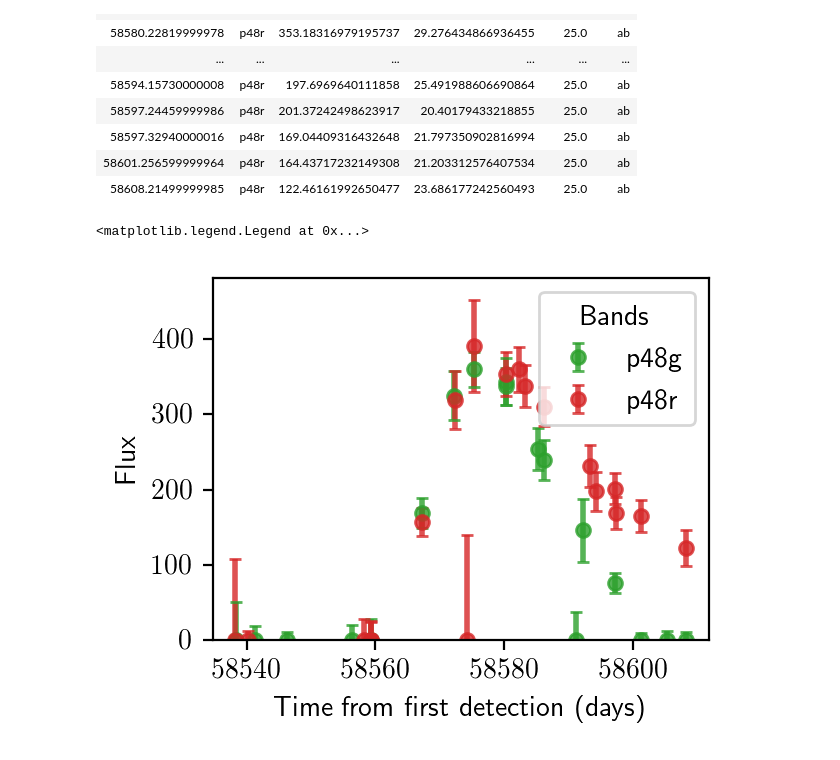
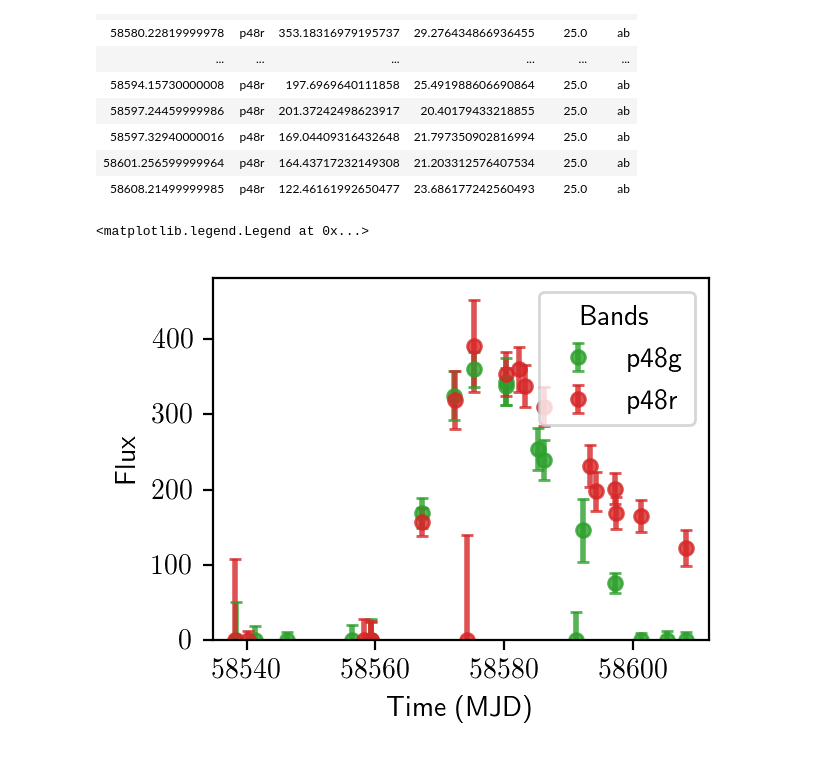
Before and after one commit to nmiranda/ztf-rapid, a Jupyter notebook: notebooks/explore.ipynb, the cells around one changed output. Cells and saved outputs as stored; diff of their text form; code cells hidden in the pictures.

```diff
--- a/notebooks/explore.ipynb
+++ b/notebooks/explore.ipynb
@@ -65,27 +65,27 @@ Table length=19
 # %%
 fig = plt.figure(figsize=(3.2, 2.4), dpi=200)
 
 for pbidx, pb in enumerate(ztf_rapid.BANDS.keys()):
     if pb not in set(this_lc['band']):
         continue
     pbmask = this_lc['band'] == pb
     plt.errorbar(
         this_lc[pbmask]['mjd'],
         this_lc[pbmask]['flux'],
         yerr=this_lc[pbmask]['fluxerr'],
         fmt='o',
         label = pb,
         lw=2,
         markersize=5,
         alpha=0.8,
         capsize=2.0,
         c=ztf_rapid.COLPB_ZTF[pb]
     )
 
 plt.ylim(bottom=0.0)
 plt.ylabel('Flux')
-plt.xlabel('Time from first detection (days)')
+plt.xlabel('Time (MJD)')
 plt.legend(loc='upper right', title='Bands')
 # %% [output]
 <matplotlib.legend.Legend at 0x...>
-[figure, old version]
+[figure, new version]
```
Also changed, not shown: 7 other files.
